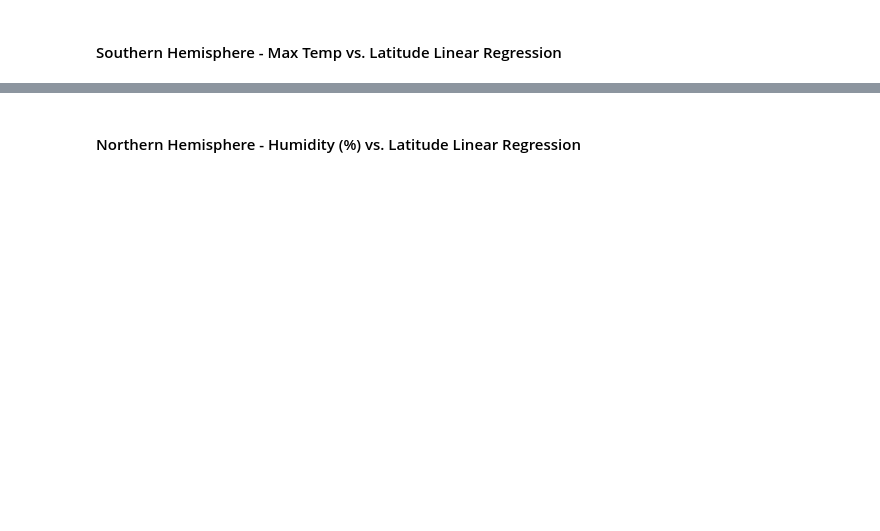
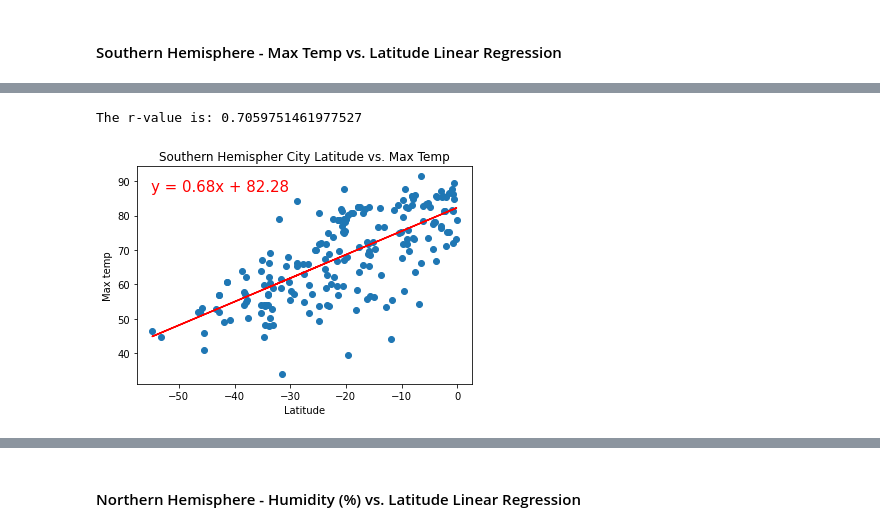
Before and after one commit to eucortes04/python-api-challenge, a Jupyter notebook: WeatherPy/WeatherPy.ipynb, the cells around one changed output, grey strips where cells are left out. Drawn from its saved outputs; the diff is of its cells as text; code cells hidden in the pictures; blank space fills up the shorter version.

```diff
--- a/WeatherPy/WeatherPy.ipynb
+++ b/WeatherPy/WeatherPy.ipynb
@@ -286,0 +279,23 @@ The r-value is: 0.6082708688906918
+# %%
+#Pull/ print regression info
+(slope,intercept,rvalue,pvalue,stderr) = linregress(southDF['Lat'],southDF['Max Temp'])
+regress_values = southDF['Lat'] * slope + intercept
+line_eq = f'y = {round(slope,2)}x + {round(intercept,2)}'
+print(f'The r-value is: {rvalue}')
+
+#Scatter Plot
+plt.scatter(southDF['Lat'],southDF['Max Temp'])
+
+#Adding info
+plt.xlabel('Latitude')
+plt.ylabel('Max temp')
+plt.title(f'Southern Hemispher City Latitude vs. Max Temp')
+plt.plot(southDF['Lat'],regress_values,'r-')
+plt.annotate(line_eq,(-55,87),fontsize=15,color='red')
+
+#Save and Show
+plt.savefig('Output/Southern Hemisphere - Temperature (F) vs. Latitude.png')
+plt.show()
+# %% [output]
+The r-value is: 0.7059751461977527
+[figure, added]
```
Also changed, not shown: parts of 29 cells of this notebook, 13 other files.
